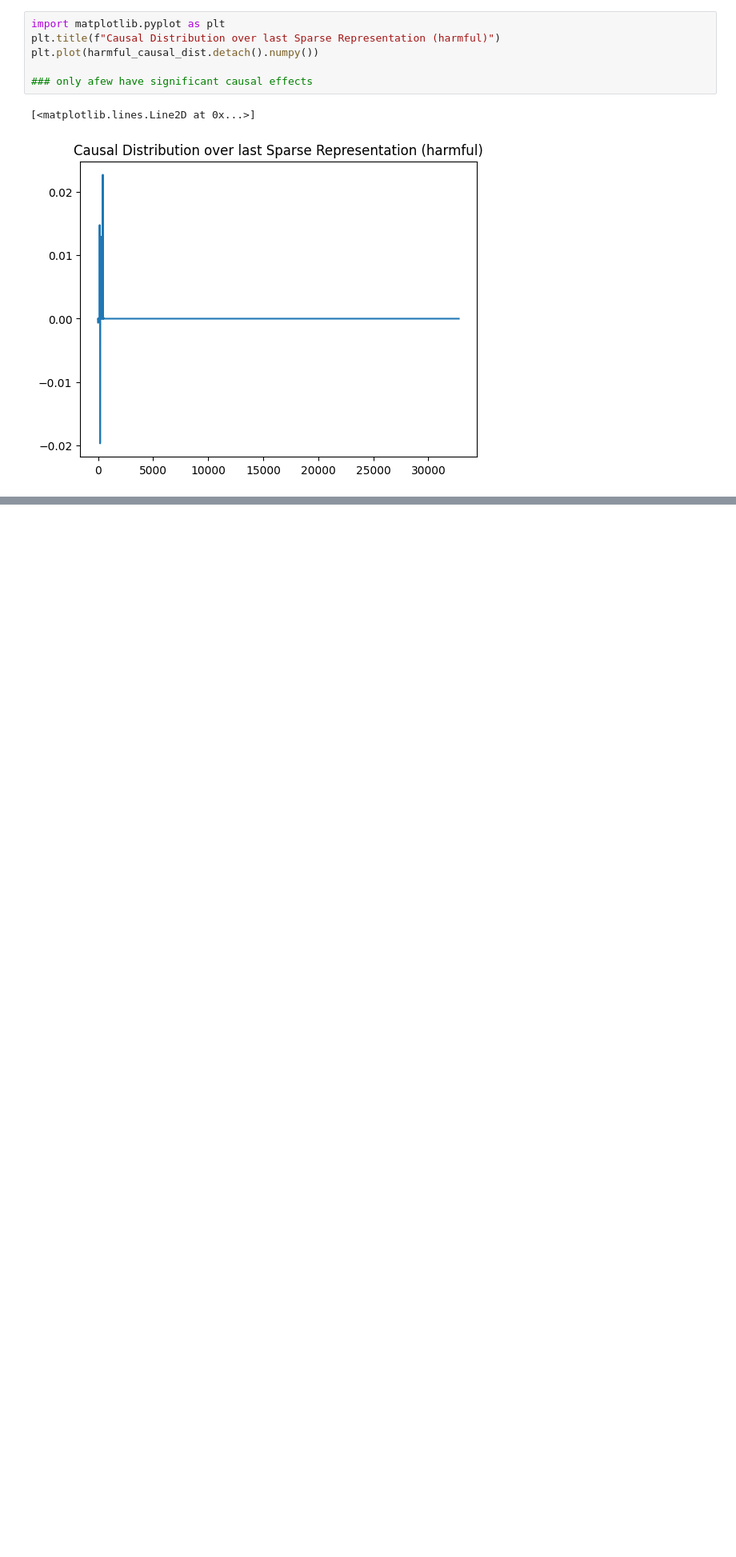
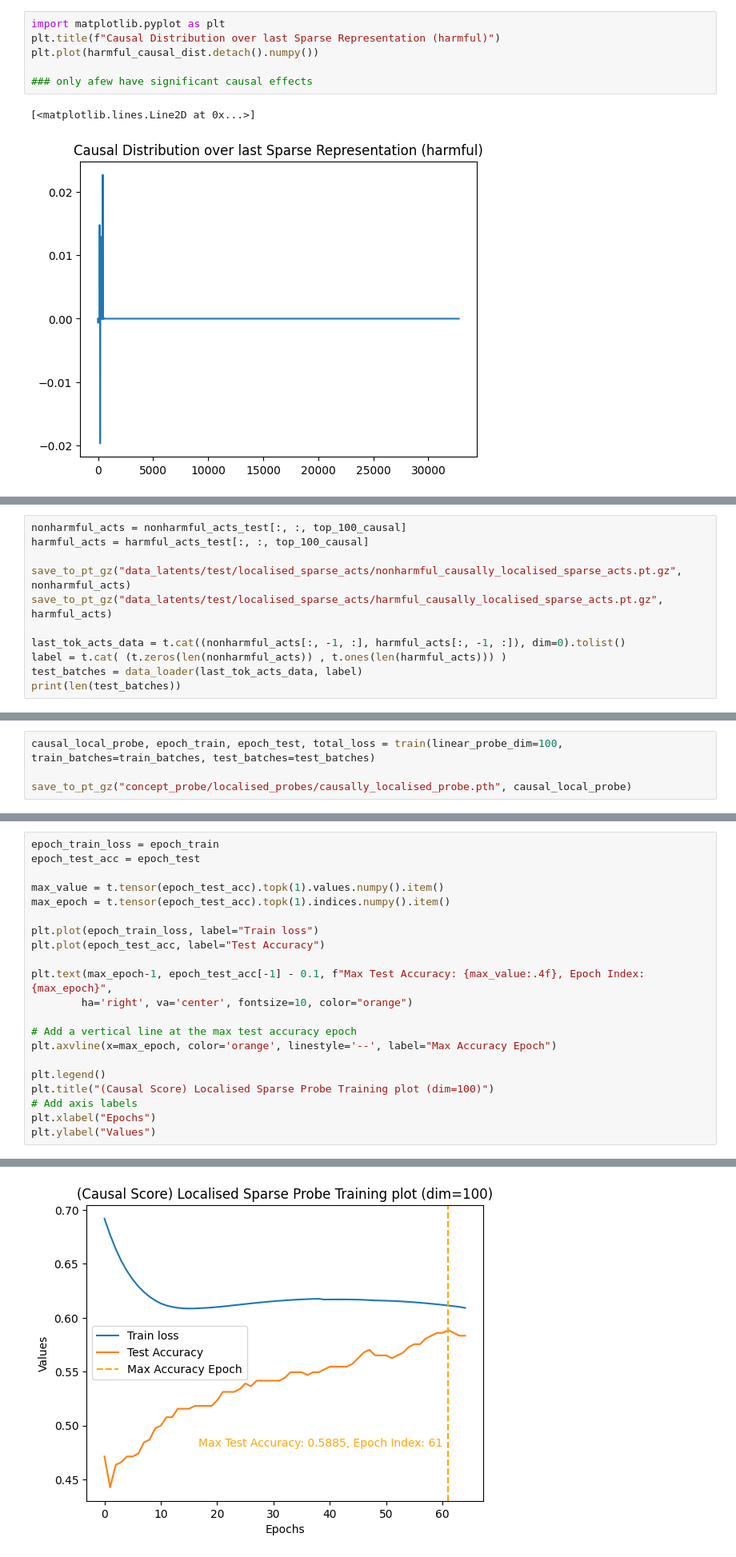
Before and after one commit to xinrose-lin/causal_interp_for_harm_detection, a Jupyter notebook: localised_probe_results.ipynb, the cells around one changed output, grey strips where cells are left out. Shown: that part at 80% size. Cells and saved outputs as stored; diff of their text form; blank space fills up the shorter version.

Commit message:
localised probe results

```diff
--- a/localised_probe_results.ipynb
+++ b/localised_probe_results.ipynb
@@ -349,0 +420,11 @@ len(train_batches)
+# %%
+nonharmful_acts = nonharmful_acts_test[:, :, top_100_causal]
+harmful_acts = harmful_acts_test[:, :, top_100_causal]
+
+save_to_pt_gz("data_latents/test/localised_sparse_acts/nonharmful_causally_localised_sparse_acts.pt.gz", nonharmful_acts)
+save_to_pt_gz("data_latents/test/localised_sparse_acts/harmful_causally_localised_sparse_acts.pt.gz", harmful_acts)
+
+last_tok_acts_data = t.cat((nonharmful_acts[:, -1, :], harmful_acts[:, -1, :]), dim=0).tolist()
+label = t.cat( (t.zeros(len(nonharmful_acts)) , t.ones(len(harmful_acts))) )
+test_batches = data_loader(last_tok_acts_data, label)
+print(len(test_batches))
@@ -349,0 +435,4 @@ len(train_batches)
+# %%
+causal_local_probe, epoch_train, epoch_test, total_loss = train(linear_probe_dim=100, train_batches=train_batches, test_batches=test_batches)
+
+save_to_pt_gz("concept_probe/localised_probes/causally_localised_probe.pth", causal_local_probe)
@@ -349,0 +443,22 @@ len(train_batches)
+# %%
+epoch_train_loss = epoch_train
+epoch_test_acc = epoch_test
+
+max_value = t.tensor(epoch_test_acc).topk(1).values.numpy().item()
+max_epoch = t.tensor(epoch_test_acc).topk(1).indices.numpy().item()
+
+plt.plot(epoch_train_loss, label="Train loss")
+plt.plot(epoch_test_acc, label="Test Accuracy")
+
+plt.text(max_epoch-1, epoch_test_acc[-1] - 0.1, f"Max Test Accuracy: {max_value:.4f}, Epoch Index: {max_epoch}",
+        ha='right', va='center', fontsize=10, color="orange")
+
+# Add a vertical line at the max test accuracy epoch
+plt.axvline(x=max_epoch, color='orange', linestyle='--', label="Max Accuracy Epoch")
+
+plt.legend()
+plt.title("(Causal Score) Localised Sparse Probe Training plot (dim=100)")
+# Add axis labels
+plt.xlabel("Epochs")
+plt.ylabel("Values")
+# %% [output]
@@ -349,0 +466 @@ len(train_batches)
+[figure, added]
```
Also changed, not shown: parts of 62 cells of this notebook.
